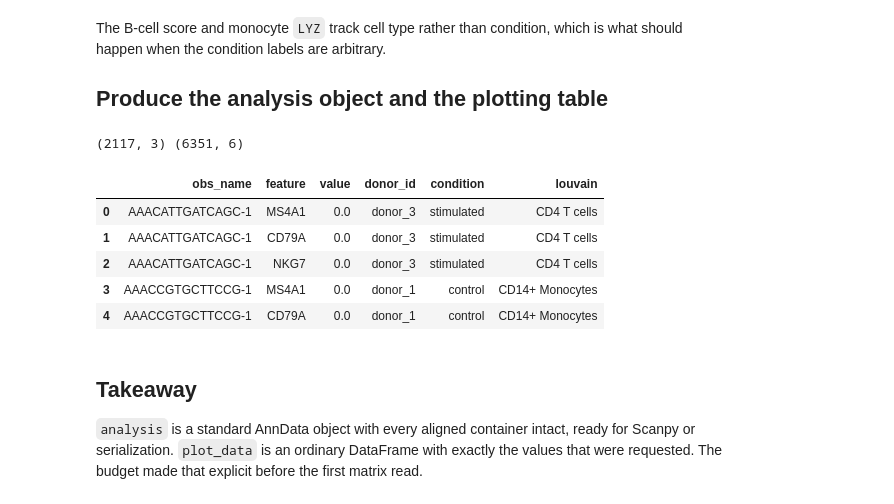
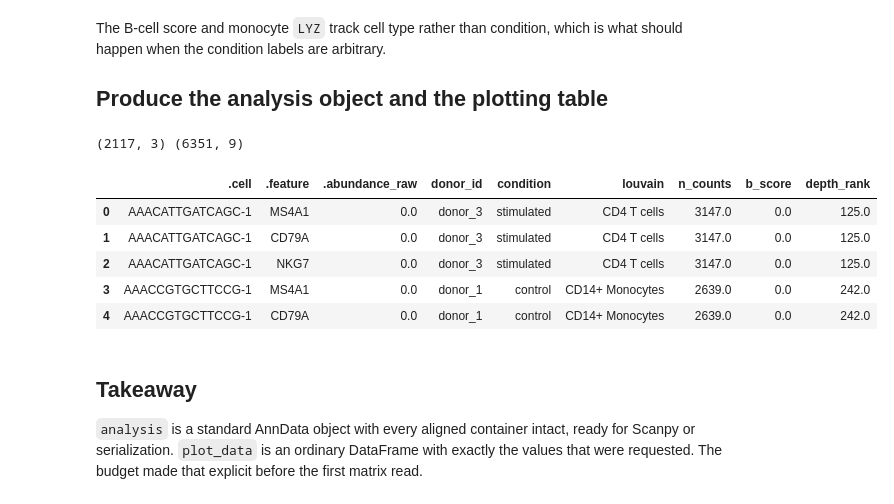
Before and after one commit to mdmanurung/annplyr, a Jupyter notebook: docs/notebooks/getting_started.ipynb, the cells around one changed output. Drawn from its saved outputs; the diff is of its cells as text; code cells hidden in the pictures.

```diff
--- a/docs/notebooks/getting_started.ipynb
+++ b/docs/notebooks/getting_started.ipynb
@@ -69,7 +70,7 @@ sample_sheet = pd.DataFrame(
     }
 )
 
-cohort = adata.ap.left_join(sample_sheet, by="donor_id", relationship="many-to-one")
+cohort = adata.left_join(sample_sheet, by="donor_id", relationship="many-to-one")
 cohort.obs[["louvain", "donor_id", "condition", "collection_day"]].head()
 # %% [output]
 |  | louvain | donor_id | condition | collection_day |
@@ -86,9 +87,9 @@ would raise instead of silently duplicating cells that have no matching rows in
 
 ## Apply the QC rule
 # %%
-qc = cohort.ap.filter(
-    ap.col("n_genes") >= 500,
-    ap.col("percent_mito") < 0.03,
+qc = cohort.filter(
+    obs.n_genes >= 500,
+    obs.percent_mito < 0.03,
 )
 
 qc.shape
@@ -101,7 +102,7 @@ Matrix arguments are read-only sources. This reads two genes out of 13,714 and
 writes one `obs` column.
 # %%
-scored = qc.ap.mutate(
-    {"b_score": (ap.col("raw:MS4A1") + ap.col("raw:CD79A")) / 2},
+scored = qc.mutate(
+    b_score=(raw.MS4A1 + raw.CD79A) / 2,
     max_matrix_values=2 * qc.n_obs,
 )
 
@@ -117,9 +118,9 @@ scored.obs[["louvain", "donor_id", "b_score"]].head()
 # %% [markdown]
 ## Rank within donor, then summarize
 # %%
-ranked = scored.ap.group_by("donor_id").mutate({"depth_rank": ap.min_rank("n_counts", descending=True)})
+ranked = scored.group_by(obs.donor_id).mutate(depth_rank=ap.min_rank(obs.n_counts, descending=True))
 
-ranked.filter(ap.col("depth_rank") <= 2).ungroup().obs[["donor_id", "n_counts", "depth_rank"]]
+ranked.filter(obs.depth_rank <= 2).ungroup().obs[["donor_id", "n_counts", "depth_rank"]]
 # %% [output]
 |  | donor_id | n_counts | depth_rank |
 | index |  |  |  |
@@ -163,26 +162,35 @@ which is what should happen when the condition labels are arbitrary.
 ## Produce the analysis object and the plotting table
 # %%
 analysis = ranked.ungroup().select(
-    obs=["donor_id", "condition", "louvain", "n_counts", "b_score", "depth_rank"],
-    x=["MS4A1", "CD79A", "NKG7"],
+    obs.donor_id,
+    obs.condition,
+    obs.louvain,
+    obs.n_counts,
+    obs.b_score,
+    obs.depth_rank,
+    X.MS4A1,
+    X.CD79A,
+    X.NKG7,
 )
 
-plot_data = analysis.to_tidy(
-    obs=["donor_id", "condition", "louvain"],
-    raw=["MS4A1", "CD79A", "NKG7"],
+plot_data = analysis.join_features(
+    raw.MS4A1,
+    raw.CD79A,
+    raw.NKG7,
+    shape="long",
     max_matrix_values=3 * analysis.n_obs,
 )
 
 print(analysis.shape, plot_data.shape)
 plot_data.head()
 # %% [output]
-(2117, 3) (6351, 6)
+(2117, 3) (6351, 9)
-|  | obs_name | feature | value | donor_id | condition | louvain |
-| 0 | AAACATTGATCAGC-1 | MS4A1 | 0.0 | donor_3 | stimulated | CD4 T cells |
-| 1 | AAACATTGATCAGC-1 | CD79A | 0.0 | donor_3 | stimulated | CD4 T cells |
-| 2 | AAACATTGATCAGC-1 | NKG7 | 0.0 | donor_3 | stimulated | CD4 T cells |
-| 3 | AAACCGTGCTTCCG-1 | MS4A1 | 0.0 | donor_1 | control | CD14+ Monocytes |
-| 4 | AAACCGTGCTTCCG-1 | CD79A | 0.0 | donor_1 | control | CD14+ Monocytes |
+|  | .cell | .feature | .abundance_raw | donor_id | condition | louvain | n_counts | b_score | depth_rank |
+| 0 | AAACATTGATCAGC-1 | MS4A1 | 0.0 | donor_3 | stimulated | CD4 T cells | 3147.0 | 0.0 | 125.0 |
+| 1 | AAACATTGATCAGC-1 | CD79A | 0.0 | donor_3 | stimulated | CD4 T cells | 3147.0 | 0.0 | 125.0 |
+| 2 | AAACATTGATCAGC-1 | NKG7 | 0.0 | donor_3 | stimulated | CD4 T cells | 3147.0 | 0.0 | 125.0 |
+| 3 | AAACCGTGCTTCCG-1 | MS4A1 | 0.0 | donor_1 | control | CD14+ Monocytes | 2639.0 | 0.0 | 242.0 |
+| 4 | AAACCGTGCTTCCG-1 | CD79A | 0.0 | donor_1 | control | CD14+ Monocytes | 2639.0 | 0.0 | 242.0 |
 # %% [markdown]
 ## Takeaway
 
```
Also changed, not shown: parts of 5 cells of this notebook, 2 other files.
